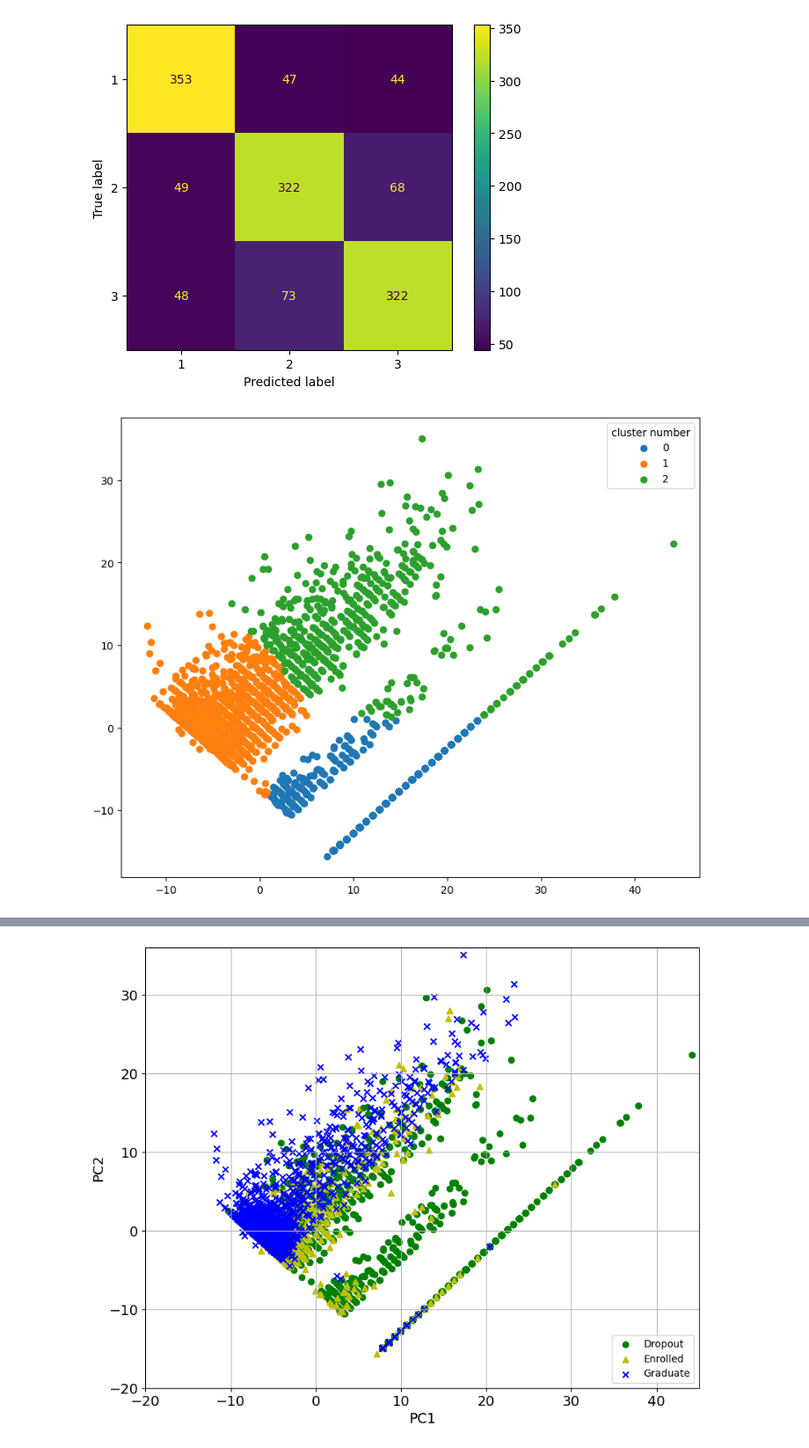
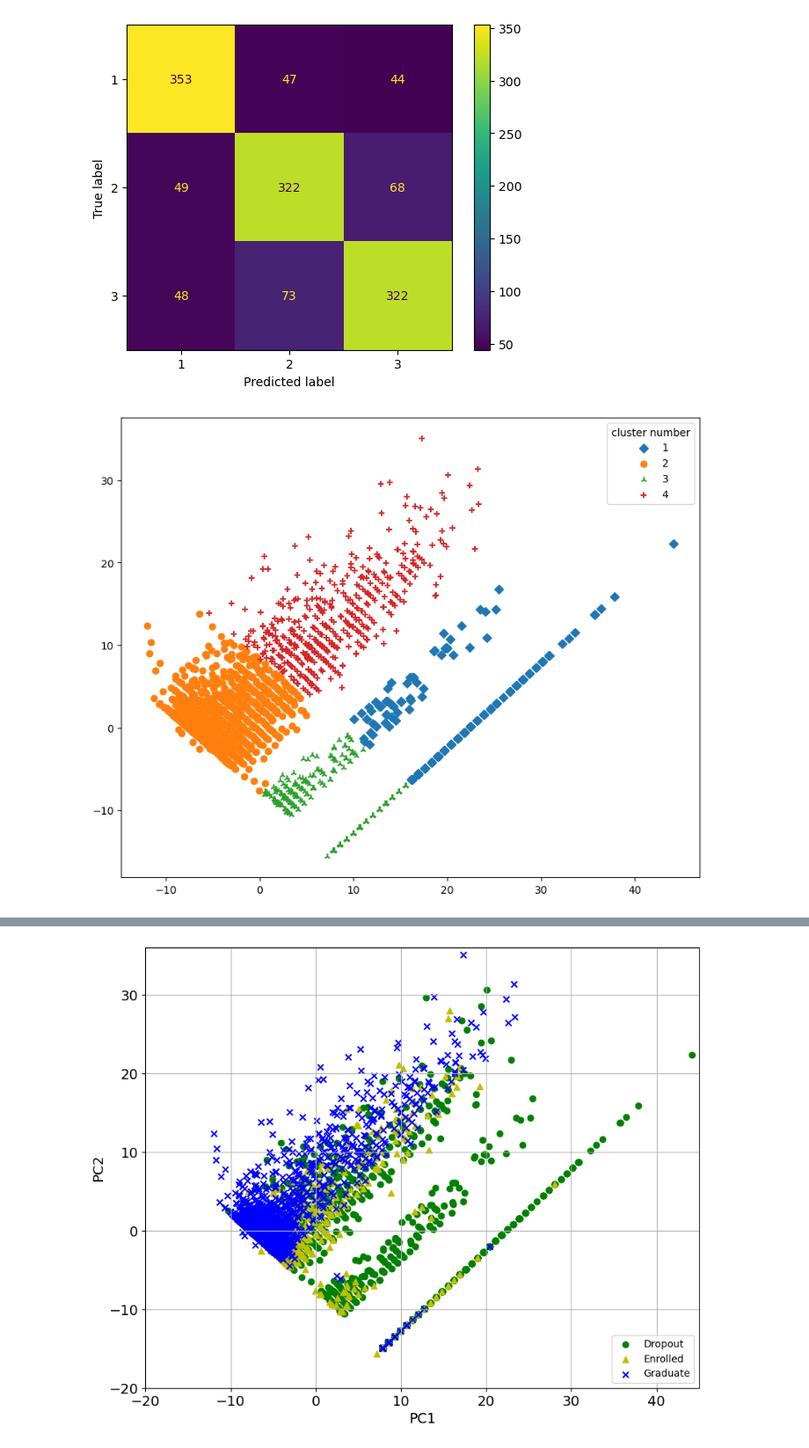
Before and after one commit to erin-le/ecs163-team-10, a Jupyter notebook: ml-models/ml-notebook.ipynb, the cells around one changed output, grey strips where cells are left out. Shown at 88% size. Drawn from its saved outputs; the diff is of its cells as text; code cells hidden in the pictures.

```diff
--- a/ml-models/ml-notebook.ipynb
+++ b/ml-models/ml-notebook.ipynb
@@ -204,33 +204,34 @@ n_pcs= pca.components_.shape[0]
 
 # # get the index of the most important feature on EACH component
 # # LIST COMPREHENSION HERE
 most_important = [np.abs(pca.components_[i]).argmax() for i in range(n_pcs)]
 # print(most_important) # [3,3]
 
 # initial_feature_names = [df.columns]
 # print(initial_feature_names)
 
 # # get the names
 # most_important_names = [initial_feature_names[most_important[i]] for i in range(n_pcs)]
 
 # # # LIST COMPREHENSION HERE AGAIN
 # dic = {'PC{}'.format(i): most_important_names[i] for i in range(n_pcs)}
 # display(pd.DataFrame(dic.items()))
 # print(df_pca)
 
-kmeans = KMeans(n_clusters=3)
+kmeans = KMeans(n_clusters=4)
 #predict the labels of clusters.
 label = kmeans.fit_predict(df_pca)
 
 # print(label)
 #Getting unique labels
 u_labels = np.unique(label)
 
 #plotting the results:
+markers = ['D','o', '2', '+']
 plt.figure(figsize=(10,8), dpi=100)
 for i in u_labels:
-    plt.scatter(df_pca[label == i , 0] , df_pca[label == i , 1] , label = i)
+    plt.scatter(df_pca[label == i , 0] , df_pca[label == i , 1] , label = i+1, marker=markers[i])
 plt.legend(title='cluster number')
 plt.show()
 # %% [output]
-[figure, old version]
+[figure, new version]
```
Also changed, not shown: parts of 6 cells of this notebook, 5 other files.
